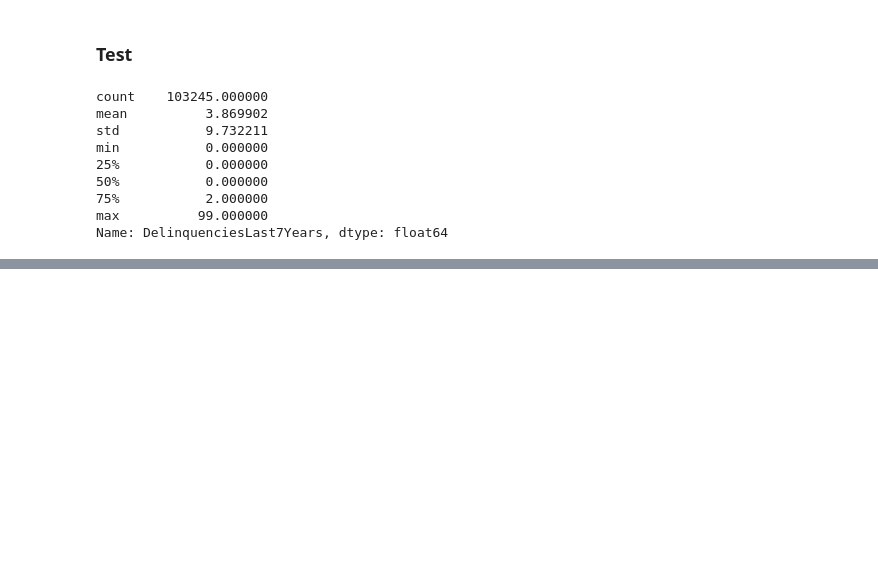
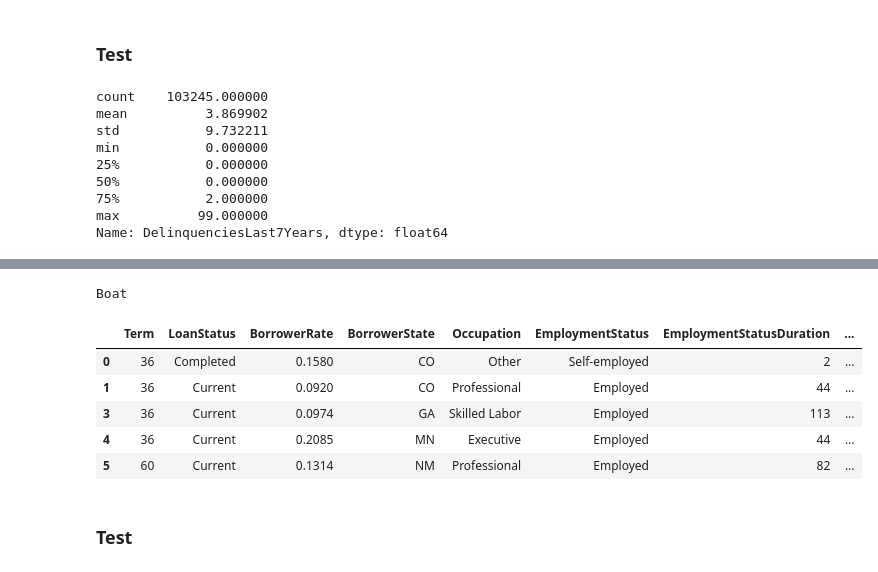
Before and after one commit to Simonmaignan/udacity-data-analysis, a Jupyter notebook: project-communicate-data-findings/data_wrangling.ipynb, the cells around one changed output, grey strips where cells are left out. Cells and saved outputs as stored; diff of their text form; code cells hidden in the pictures; blank space fills up the shorter version.

```diff
--- a/project-communicate-data-findings/data_wrangling.ipynb
+++ b/project-communicate-data-findings/data_wrangling.ipynb
@@ -535,3 +508,4 @@ Name: DelinquenciesLast7Years, dtype: float64
 Since most of the borrowers have 0 delinquency in the last 7 years and that I don't observe any pattern in the entries where DelinquenciesLast7Years is NaN, I will replace the NaN in DelinquenciesLast7Years with 0.
 # %%
 df_loan_data_cleaned.DelinquenciesLast7Years.fillna(0, inplace=True)
+df_loan_data_cleaned.DelinquenciesLast7Years = df_loan_data_cleaned.DelinquenciesLast7Years.astype(int)
@@ -578,0 +569,15 @@ We can now notice that we don't have any NaN anymore in the data set
+# %%
+loan_status_list = ['Chargedoff',
+                    'Defaulted',
+                    'Past Due (>120 days)',
+                    'Past Due (91-120 days)',
+                    'Past Due (61-90 days)',
+                    'Past Due (31-60 days)',
+                    'Past Due (16-30 days)',
+                    'Past Due (1-15 days)',
+                    'Current',
+                    'FinalPaymentInProgress',
+                    'Completed',
+                    'Cancelled',]
+loan_status_class = pd.api.types.CategoricalDtype(ordered=True, categories=loan_status_list)
+df_loan_data_cleaned.LoanStatus = df_loan_data_cleaned.LoanStatus.astype(loan_status_class);
@@ -578,0 +652,39 @@ We can now notice that we don't have any NaN anymore in the data set
+# %%
+listing_num_to_string = {
+    0: 'Not Available',
+    1: 'Debt Consolidation',
+    2: 'Home Improvement',
+    3: 'Business',
+    4: 'Personal Loan',
+    5: 'Student Use',
+    6: 'Auto',
+    7: 'Other',
+    8: 'Baby Adoption',
+    9: 'Boat',
+    10: 'Cosmetic Procedure',
+    11: 'Engagement Ring',
+    12: 'Green Loans',
+    13: 'Household Expenses',
+    14: 'Large Purchases',
+    15: 'Medical/Dental',
+    16: 'Motorcycle',
+    17: 'RV',
+    18: 'Taxes',
+    19: 'Vacation',
+    20: 'Wedding Loans'
+}
+print(listing_num_to_string[9])
+df_loan_data_cleaned['ListingCategory'] = df_loan_data_cleaned['ListingCategory (numeric)'].apply(lambda x: listing_num_to_string[x])
+df_loan_data_cleaned.ListingCategory = df_loan_data_cleaned.ListingCategory.astype('category')
+df_loan_data_cleaned.drop(columns=['ListingCategory (numeric)'], inplace=True)
+df_loan_data_cleaned.head()
+# %% [output]
+Boat
+|  | Term | LoanStatus | BorrowerRate | BorrowerState | Occupation | EmploymentStatus | EmploymentStatusDuration | ... |
+| 0 | 36 | Completed | 0.1580 | CO | Other | Self-employed | 2 | ... |
+| 1 | 36 | Current | 0.0920 | CO | Professional | Employed | 44 | ... |
+| 3 | 36 | Current | 0.0974 | GA | Skilled Labor | Employed | 113 | ... |
+| 4 | 36 | Current | 0.2085 | MN | Executive | Employed | 44 | ... |
+| 5 | 60 | Current | 0.1314 | NM | Professional | Employed | 82 | ... |
+# %% [markdown]
+### Test
```
Also changed, not shown: parts of 43 cells of this notebook, 2 other files.
